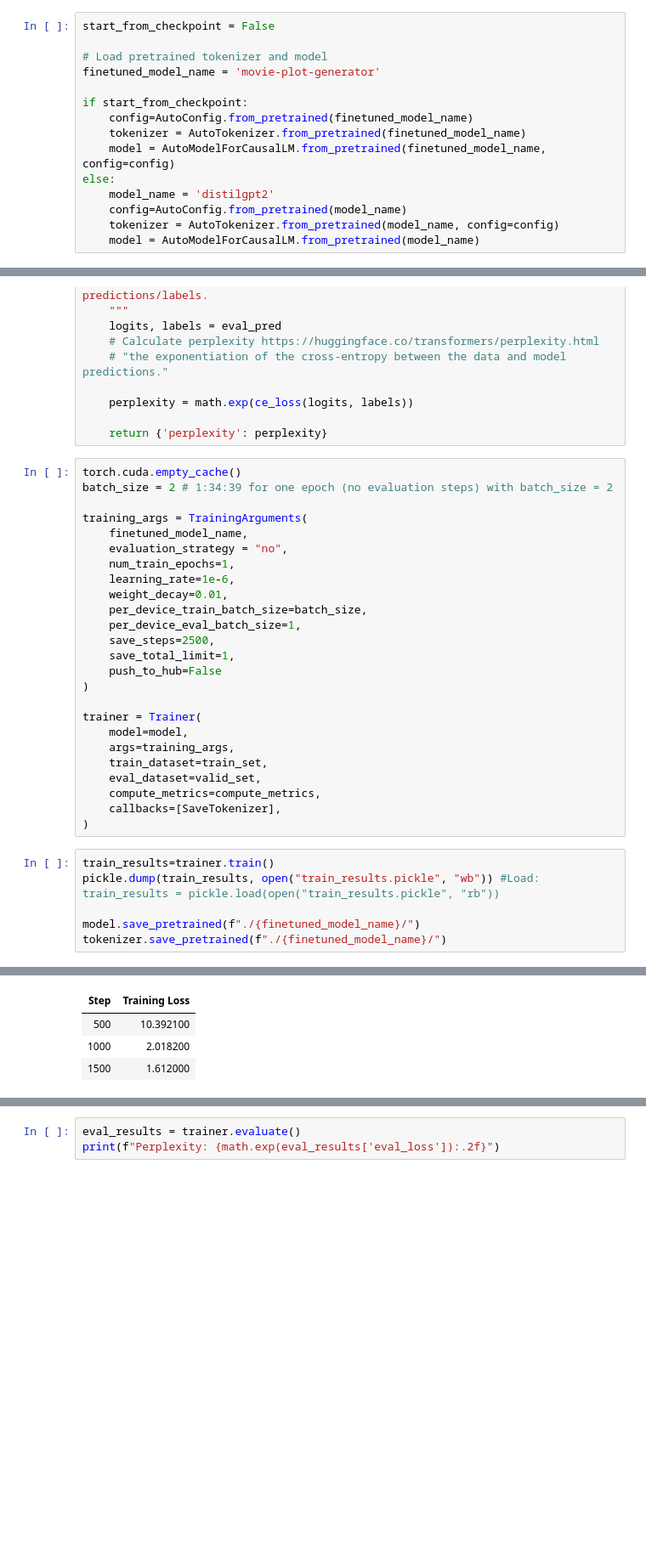
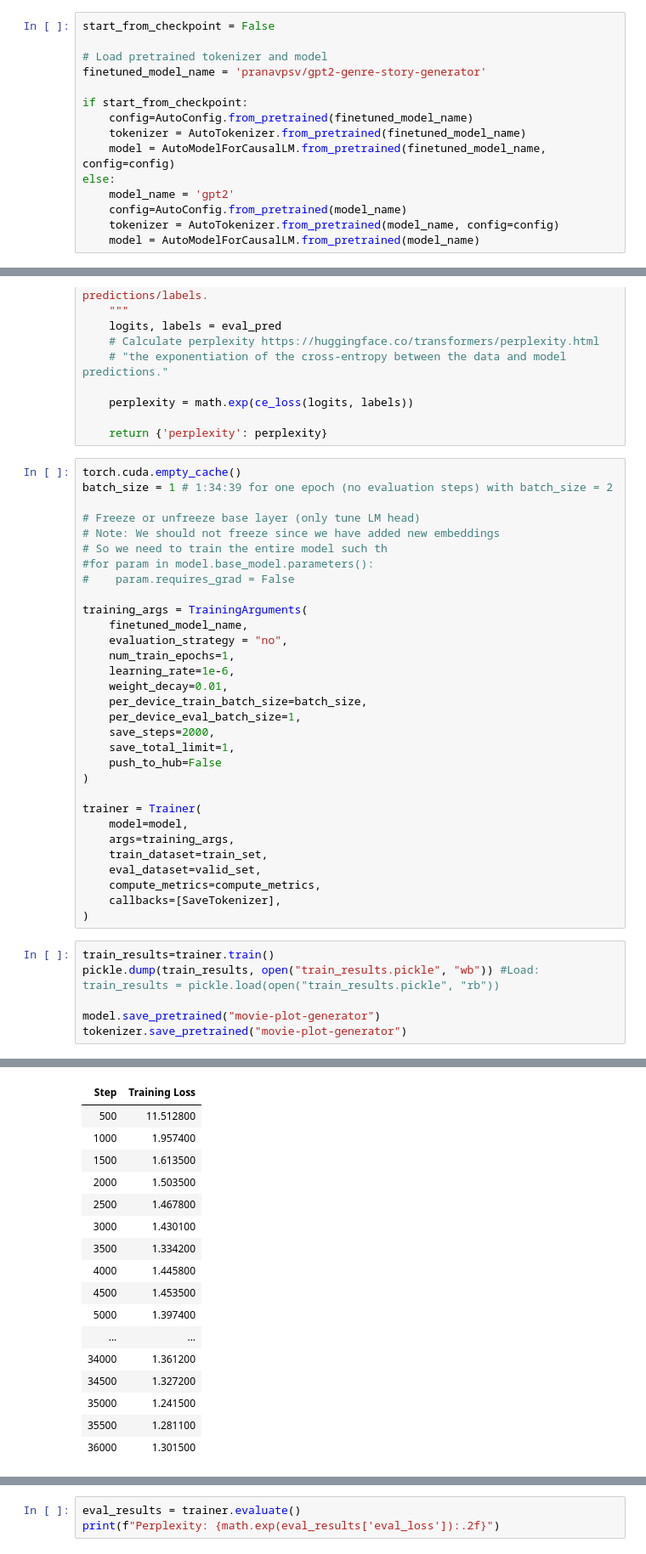
Before and after one commit to AntonClaesson/MoviePlotGeneration, a Jupyter notebook: kw2sentence.ipynb, the cells around one changed output, grey strips where cells are left out. Shown: that part at 85% size. Drawn from its saved outputs; the diff is of its cells as text; blank space fills up the shorter version.

```diff
--- a/kw2sentence.ipynb
+++ b/kw2sentence.ipynb
@@ -54,14 +54,14 @@ from transformers import (
 start_from_checkpoint = False
 
 # Load pretrained tokenizer and model
-finetuned_model_name = 'movie-plot-generator'
+finetuned_model_name = 'pranavpsv/gpt2-genre-story-generator'
 
 if start_from_checkpoint:
     config=AutoConfig.from_pretrained(finetuned_model_name)
     tokenizer = AutoTokenizer.from_pretrained(finetuned_model_name)
     model = AutoModelForCausalLM.from_pretrained(finetuned_model_name, config=config)
 else:
-    model_name = 'distilgpt2'
+    model_name = 'gpt2'
     config=AutoConfig.from_pretrained(model_name)
     tokenizer = AutoTokenizer.from_pretrained(model_name, config=config)
     model = AutoModelForCausalLM.from_pretrained(model_name)
@@ -247,7 +258,13 @@ def compute_metrics(eval_pred):
     return {'perplexity': perplexity}
 # %%
 torch.cuda.empty_cache()
-batch_size = 2 # 1:34:39 for one epoch (no evaluation steps) with batch_size = 2
+batch_size = 1 # 1:34:39 for one epoch (no evaluation steps) with batch_size = 2
+
+# Freeze or unfreeze base layer (only tune LM head)
+# Note: We should not freeze since we have added new embeddings
+# So we need to train the entire model such th
+#for param in model.base_model.parameters():
+#    param.requires_grad = False
 
 training_args = TrainingArguments(
     finetuned_model_name,
@@ -257,7 +274,7 @@ training_args = TrainingArguments(
     weight_decay=0.01,
     per_device_train_batch_size=batch_size,
     per_device_eval_batch_size=1,
-    save_steps=2500,
+    save_steps=2000,
     save_total_limit=1,
     push_to_hub=False
 )
@@ -274,8 +291,8 @@ trainer = Trainer(
 train_results=trainer.train()
 pickle.dump(train_results, open("train_results.pickle", "wb")) #Load: train_results = pickle.load(open("train_results.pickle", "rb"))
 
-model.save_pretrained(f"./{finetuned_model_name}/")
-tokenizer.save_pretrained(f"./{finetuned_model_name}/")
+model.save_pretrained("movie-plot-generator")
+tokenizer.save_pretrained("movie-plot-generator")
 # %% [output]
 ***** Running training *****
   Num examples = 36475
@@ -288,4 +305,17 @@ tokenizer.save_pretrained(f"./{finetuned_model_name}/")
 | Step | Training Loss |
-| 500 | 10.392100 |
-| 1000 | 2.018200 |
-| 1500 | 1.612000 |
+| 500 | 11.512800 |
+| 1000 | 1.957400 |
+| 1500 | 1.613500 |
+| 2000 | 1.503500 |
+| 2500 | 1.467800 |
+| 3000 | 1.430100 |
+| 3500 | 1.334200 |
+| 4000 | 1.445800 |
+| 4500 | 1.453500 |
+| 5000 | 1.397400 |
+| ... | ... |
+| 34000 | 1.361200 |
+| 34500 | 1.327200 |
+| 35000 | 1.241500 |
+| 35500 | 1.281100 |
+| 36000 | 1.301500 |
```
Also changed, not shown: parts of 5 cells of this notebook, 4 other files.
